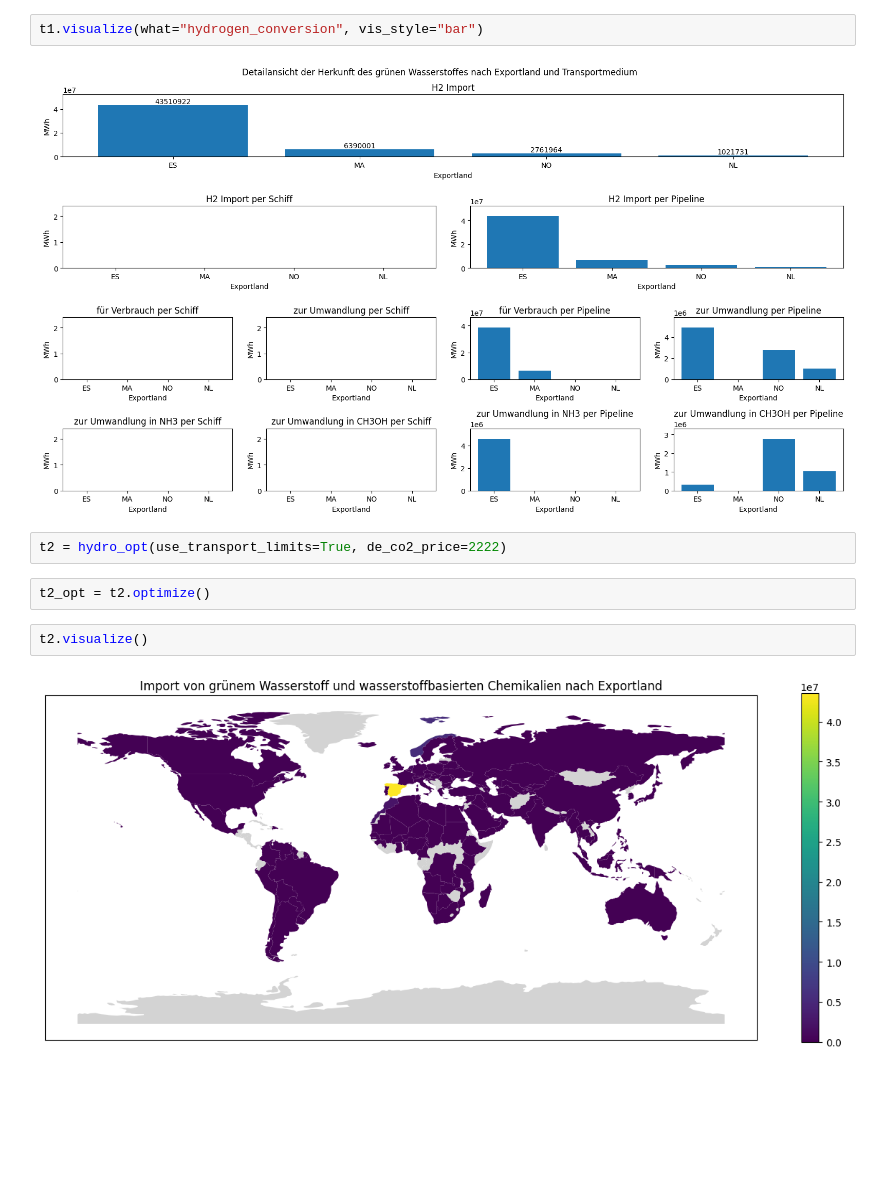
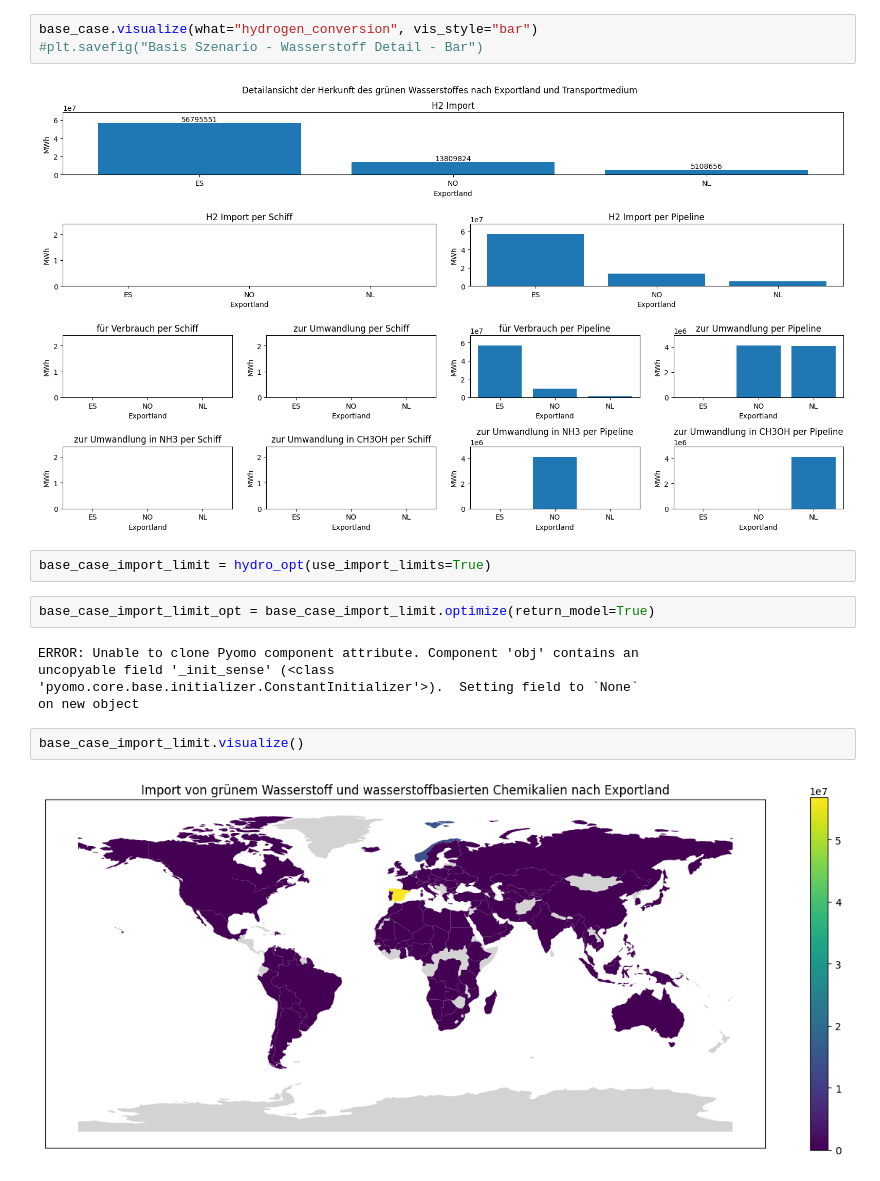
Before and after one commit to FaKurz/hydro_opt, a Jupyter notebook: demonstration.ipynb, the cells around one changed output. Saved outputs shown, nothing was run; the diff lists cells and outputs as text; blank space fills up the shorter version.

```diff
--- a/demonstration.ipynb
+++ b/demonstration.ipynb
@@ -39,13 +72,19 @@ t1.visualize(what="commodities", figsize=(9,8))
 # %%
-t1.visualize(what="hydrogen_conversion", vis_style="bar")
+base_case.visualize(what="hydrogen_conversion", vis_style="bar")
+#plt.savefig("Basis Szenario - Wasserstoff Detail - Bar")
 # %% [output]
-[figure, old version]
+[figure, new version]
 # %%
-t2 = hydro_opt(use_transport_limits=True, de_co2_price=2222)
+base_case_import_limit = hydro_opt(use_import_limits=True)
 # %%
-t2_opt = t2.optimize()
+base_case_import_limit_opt = base_case_import_limit.optimize(return_model=True)
+# %% [output]
+ERROR: Unable to clone Pyomo component attribute. Component 'obj' contains an
+uncopyable field '_init_sense' (<class
+'pyomo.core.base.initializer.ConstantInitializer'>).  Setting field to `None`
+on new object
 # %%
-t2.visualize()
+base_case_import_limit.visualize()
 # %% [output]
-[figure, old version]
+[figure, new version]
 # %%
```
Also changed, not shown: parts of 13 cells of this notebook, 19 other files.
